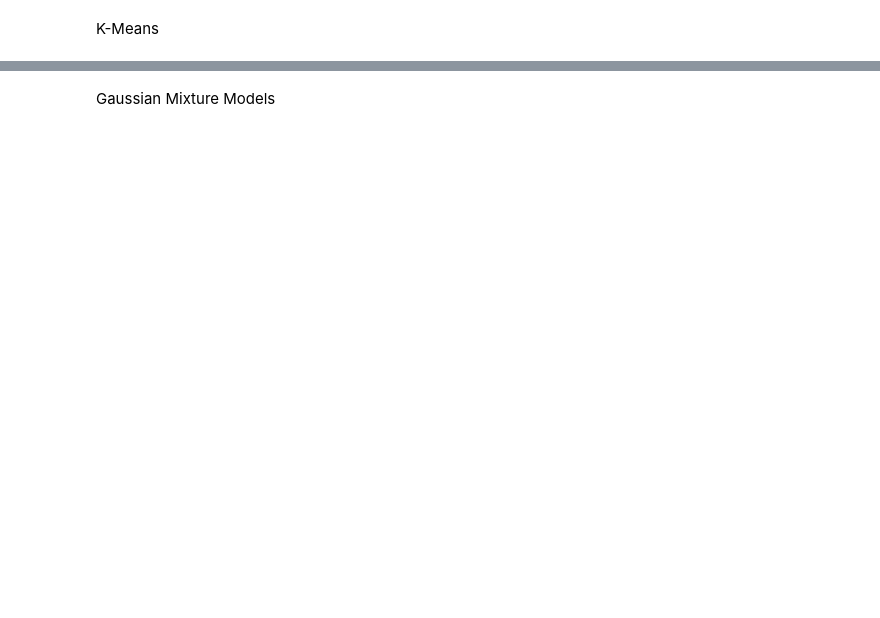
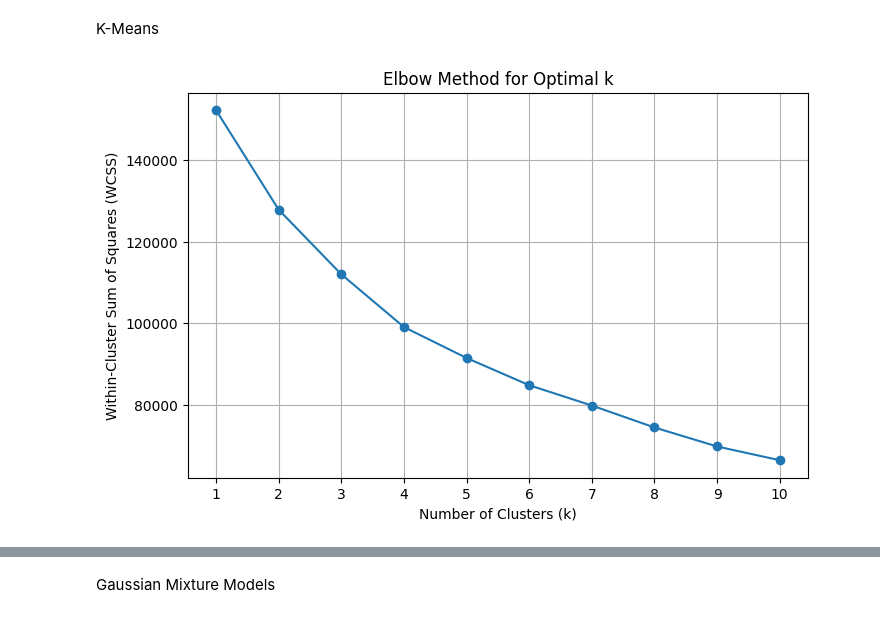
Before and after one commit to Bmmcdonnell/STAT-6250-Final-Project, a Jupyter notebook: Kmeans_GmmComparison.ipynb, the cells around one changed output, grey strips where cells are left out. Saved outputs shown, nothing was run; the diff lists cells and outputs as text; code cells hidden in the pictures; blank space fills up the shorter version.

```diff
--- a/Kmeans_GmmComparison.ipynb
+++ b/Kmeans_GmmComparison.ipynb
@@ -37,7 +91,7 @@ data = data.drop_duplicates()
 
 # Remove columns that should not influence clustering
 # Example: IDs or labels
-data = data.drop(columns=["id"], errors="ignore")
+data = data.drop(columns=["CUST_ID"], errors="ignore")
 
 # Separate numerical and categorical columns
 numerical_cols = data.select_dtypes(
@@ -90,15 +180,28 @@ print(X_scaled.head())
 # %% [markdown]
 K-Means
-# %%
-# Choose number of clusters
-k = 3
-
-# Initialize K-Means
-kmeans = KMeans(
-    n_clusters=k,
-    random_state=42,
-    n_init=10
-)
-
-# Fit model
-# kmeans.fit(X_scaled)
+# %%
+# Test k values from 1 to 10
+k_values = range(1, 11)
+inertia = []
+
+for k in k_values:
+    kmeans = KMeans(
+        n_clusters=k,
+        random_state=42,
+        n_init=10
+    )
+
+    kmeans.fit(X_scaled)
+    inertia.append(kmeans.inertia_)
+
+# Plot elbow curve
+plt.figure(figsize=(8, 5))
+plt.plot(k_values, inertia, marker="o")
+plt.xlabel("Number of Clusters (k)")
+plt.ylabel("Within-Cluster Sum of Squares (WCSS)")
+plt.title("Elbow Method for Optimal k")
+plt.xticks(k_values)
+plt.grid(True)
+plt.show()
+# %% [output]
+[figure, added]
```
Also changed, not shown: parts of 8 cells of this notebook.
